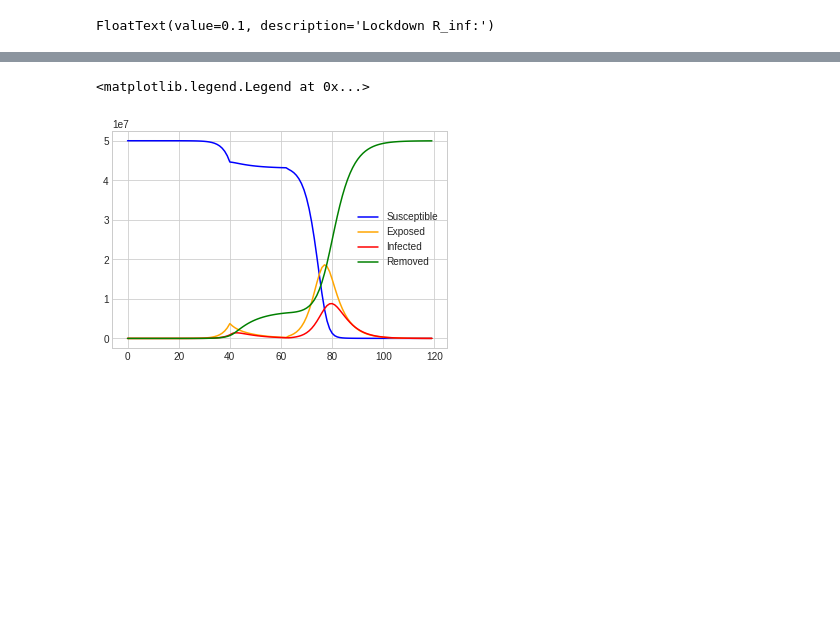
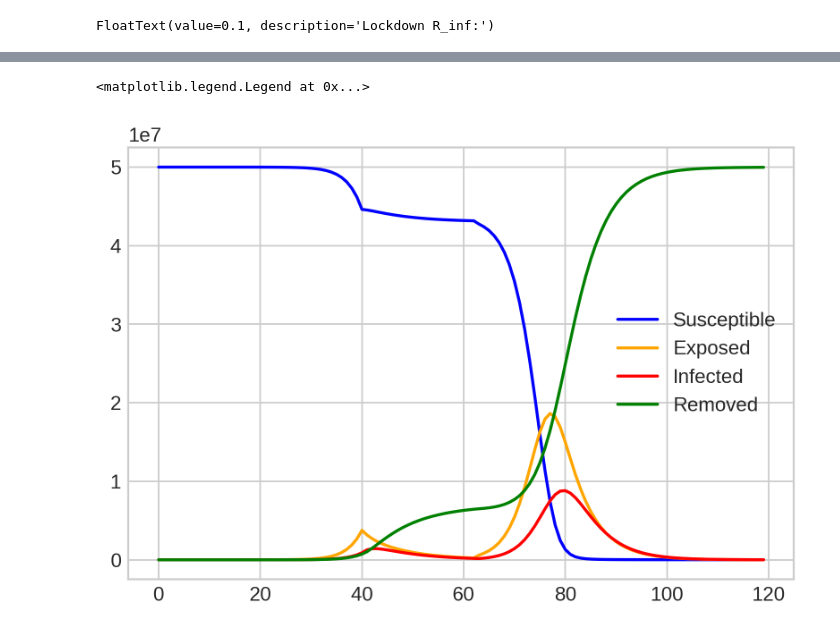
Before and after one commit to kerren/lock-down-seir-model, a Jupyter notebook: COVID-19-Lockdown.ipynb, the cells around one changed output, grey strips where cells are left out. Drawn from its saved outputs; the diff is of its cells as text; code cells hidden in the pictures; blank space fills up the shorter version.

```diff
--- a/COVID-19-Lockdown.ipynb
+++ b/COVID-19-Lockdown.ipynb
@@ -136,14 +136,14 @@ for i in t:
     I_vec[t_curr] = I(t_prev) + dI(t_prev)
     R_vec[t_curr] = R(t_prev) + dR(t_prev)
 # %%
-fig = plt.figure()
+fig = plt.figure(dpi=320)
 ax = plt.axes()
 
 ax.plot(t, S_vec, color='blue')
 ax.plot(t, E_vec, color='orange')
 ax.plot(t, I_vec, color='red')
 ax.plot(t, R_vec, color='green')
 ax.legend(['Susceptible', 'Exposed', 'Infected', 'Removed'])
 # %% [output]
 <matplotlib.legend.Legend at 0x...>
-[figure, old version]
+[figure, new version]
```
Also changed, not shown: 6 other files.
